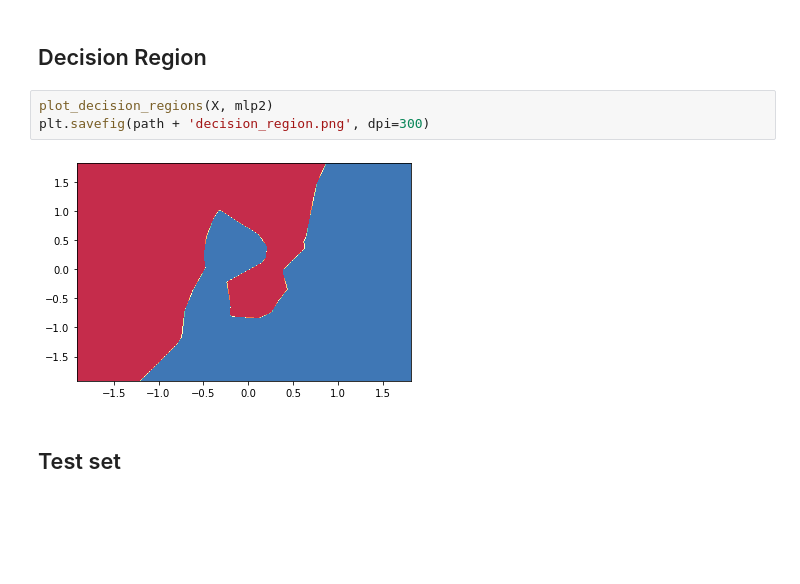
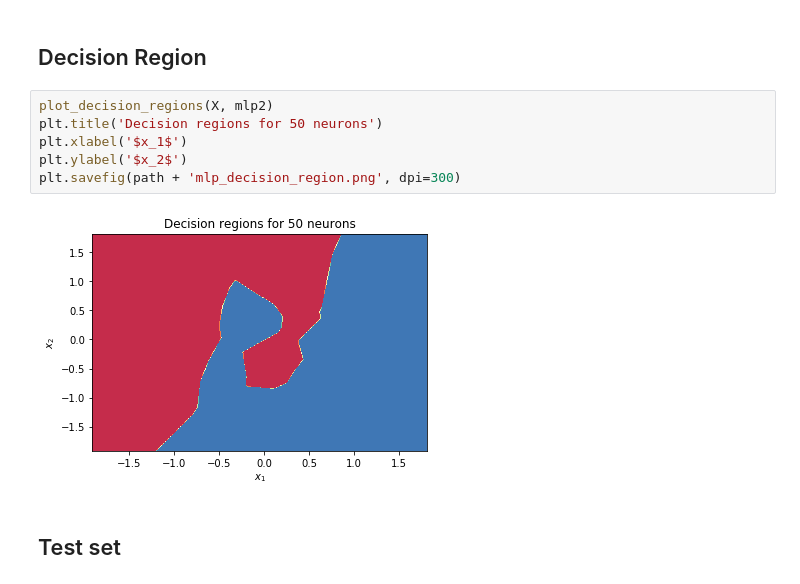
Before and after one commit to ito-rafael/IA006C-MachineLearning, a Jupyter notebook: efc3/notebooks/MLP.ipynb, the cells around one changed output. Saved outputs shown, nothing was run; the diff lists cells and outputs as text; blank space fills up the shorter version.

```diff
--- a/efc3/notebooks/MLP.ipynb
+++ b/efc3/notebooks/MLP.ipynb
@@ -229,9 +229,12 @@ for i in range(epoch):
 ## Decision Region
 # %%
 plot_decision_regions(X, mlp2)
-plt.savefig(path + 'decision_region.png', dpi=300)
+plt.title('Decision regions for 50 neurons')
+plt.xlabel('$x_1$')
+plt.ylabel('$x_2$')
+plt.savefig(path + 'mlp_decision_region.png', dpi=300)
 # %% [output]
-[figure, old version]
+[figure, new version]
 # %% [markdown]
 ## Test set
 # %%
```
Also changed, not shown: parts of 3 cells of this notebook, 1 other file.
